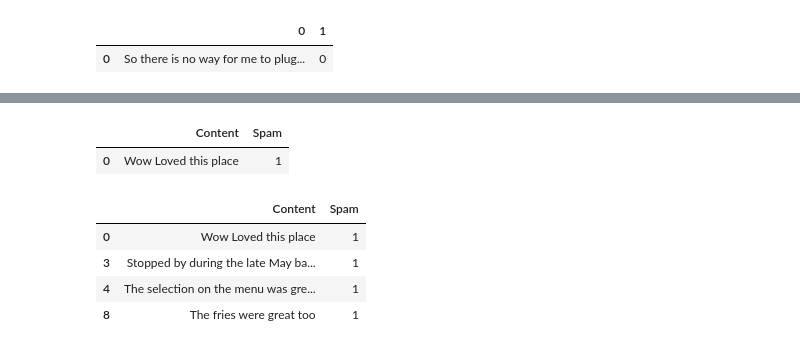
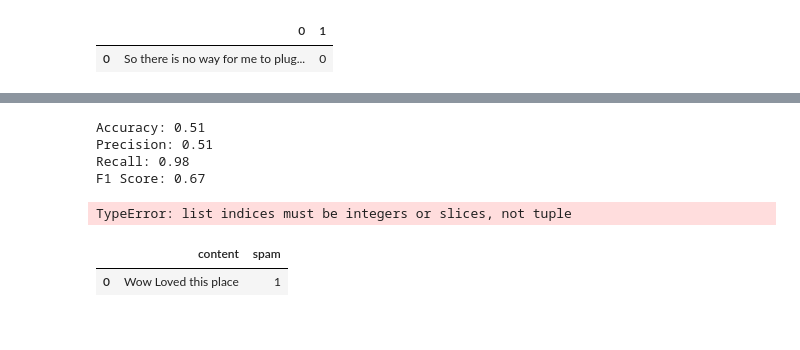
Before and after one commit to KennyGha/Unit2, a Jupyter notebook: Feedback analysis.ipynb, the cells around one changed output, grey strips where cells are left out. Cells and saved outputs as stored; diff of their text form; code cells hidden in the pictures.

```diff
--- a/Feedback analysis.ipynb
+++ b/Feedback analysis.ipynb
@@ -26,7 +28,19 @@ amazondf.head(1)
 |  | 0 | 1 |
 | 0 | So there is no way for me to plug... | 0 |
 # %%
-frame=[yelddf,imdbdf,amazondf]
+frame=[yelddf,imdbdf]#,amazondf]
 
 df = pd.concat(frame)
-df.columns = ['Content', 'Spam']
+df.columns = ['content', 'spam']
+# %%
+keywords = ['click', 'offer', 'winner', 'buy', 'free', 'cash', 'urgent']
+
+for key in keywords:
+    # Note that we add spaces around the key so that we're getting the word,
+    # not just pattern matching.
+    df[str(key)] = df.content.str.contains(
+        ' ' + str(key) + ' ',
+        case=False
+    )
+# %%
+df['allcaps'] = df.content.str.islower()
@@ -33,18 +98,31 @@ df.columns = ['Content', 'Spam']
+# %%
+NBTTA_Accuracy = (TN+TP)/(FP+TN+TP+FN)
+print('Accuracy: {:,.2f}'.format(NBTTA_Accuracy))
+NBTTA_Precision = TP/(TP+FP)
+print('Precision: {:,.2f}'.format(NBTTA_Precision))
+NBTTA_Recall = TP/(TP+FN)
+print('Recall: {:,.2f}'.format(NBTTA_Recall))
+NBTTA_F1 = 2*(NBTTA_Recall * NBTTA_Precision) / (NBTTA_Recall + NBTTA_Precision)
+print('F1 Score: {:,.2f}'.format(NBTTA_F1))
+# %% [output]
+Accuracy: 0.51
+Precision: 0.51
+Recall: 0.98
+F1 Score: 0.67
+# %%
+## Load Spam word
+spamdf = pd.read_csv('./sentiment labelled sentences/spamword.csv',header=None)
+
+spamlist=spamdf.reset_index().values.tolist()
+spamlist[0,1]
+# %% [output]
+TypeError: list indices must be integers or slices, not tuple
 # %%
 specialchar=['\\',',','/',':',';',"'",'"','.','-','_','+','&','$','%','@','!','(',')']
 
 for i in specialchar:
-    df['Content'] = df['Content'].str.replace(i,'')
+    df['content'] = df['content'].str.replace(i,'')
 df.head(1)
 # %% [output]
-|  | Content | Spam |
+|  | content | spam |
 | 0 | Wow Loved this place | 1 |
-# %%
-spamdf=df[df['Spam']==1]
-spamdf.head(4)
-# %% [output]
-|  | Content | Spam |
-| 0 | Wow Loved this place | 1 |
-| 3 | Stopped by during the late May ba... | 1 |
-| 4 | The selection on the menu was gre... | 1 |
-| 8 | The fries were great too | 1 |
```
Also changed, not shown: parts of 28 cells of this notebook.
